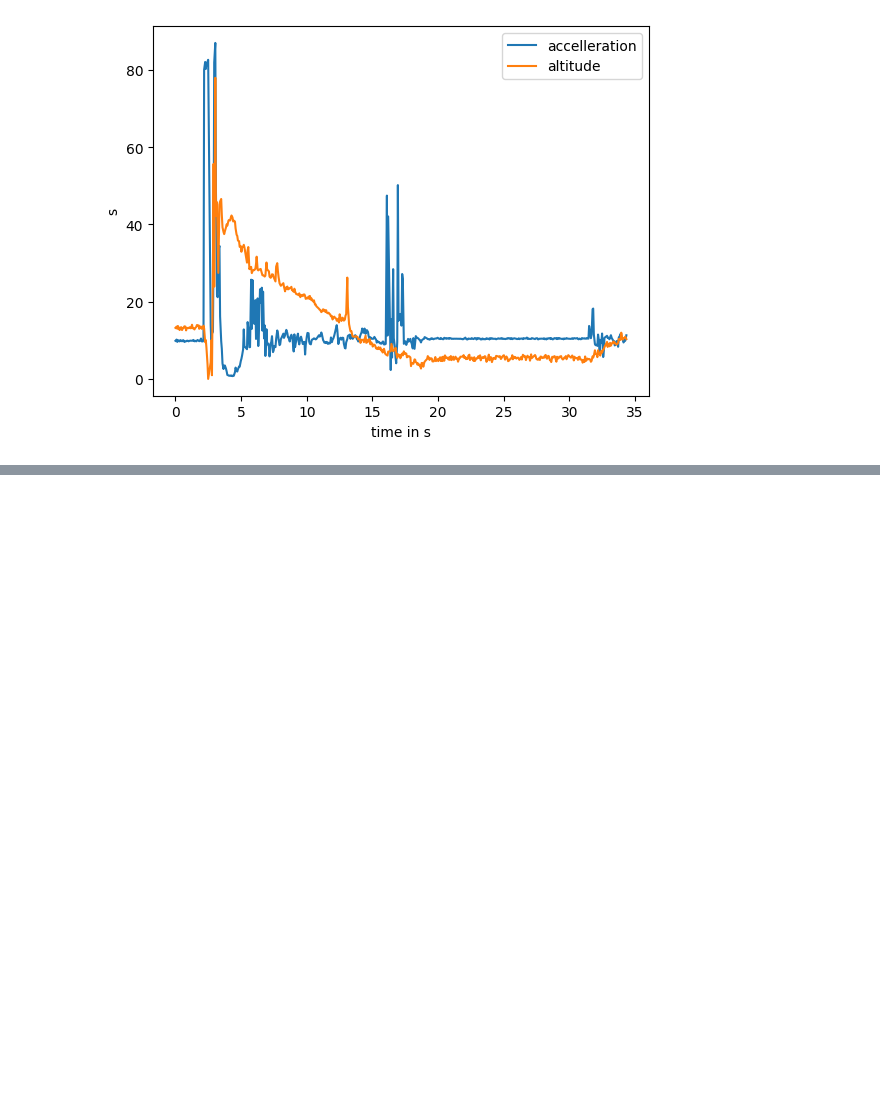
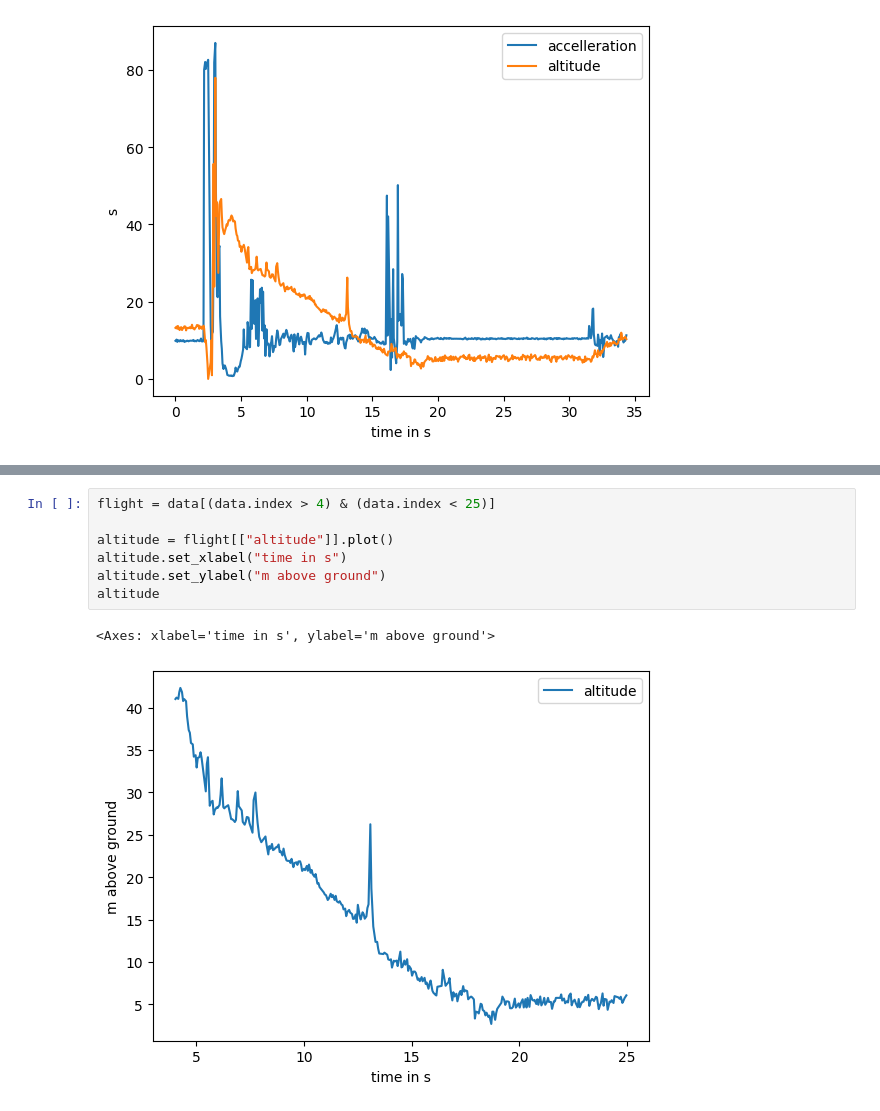
Before and after one commit to dylan366/MINT_Woche_RAKETE_Microbit, a Jupyter notebook: diagram.ipynb, the cells around one changed output, grey strips where cells are left out. Saved outputs shown, nothing was run; the diff lists cells and outputs as text; blank space fills up the shorter version.

```diff
--- a/diagram.ipynb
+++ b/diagram.ipynb
@@ -94,0 +105,10 @@ v
+# %%
+flight = data[(data.index > 4) & (data.index < 25)]
+
+altitude = flight[["altitude"]].plot()
+altitude.set_xlabel("time in s")
+altitude.set_ylabel("m above ground")
+altitude
+# %% [output]
+<Axes: xlabel='time in s', ylabel='m above ground'>
+[figure, added]
```
Also changed, not shown: parts of 1 cell of this notebook, 4 other files.
